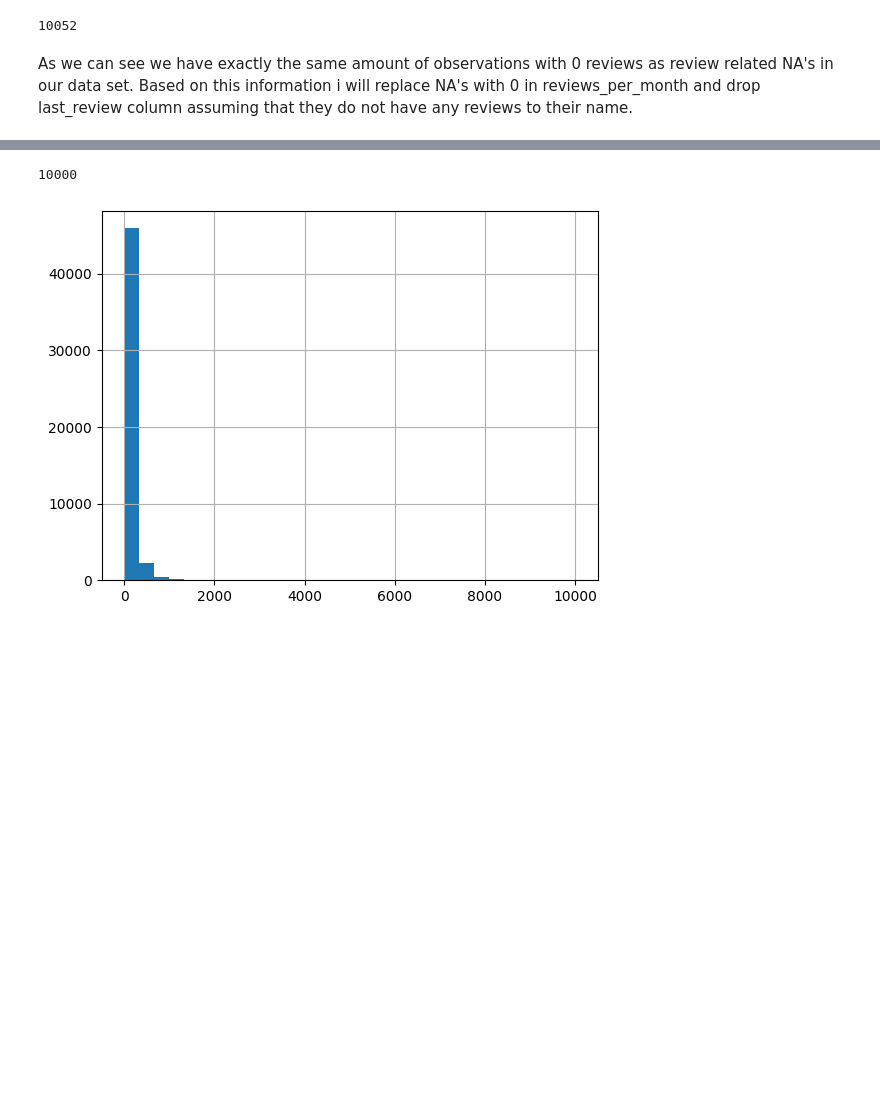
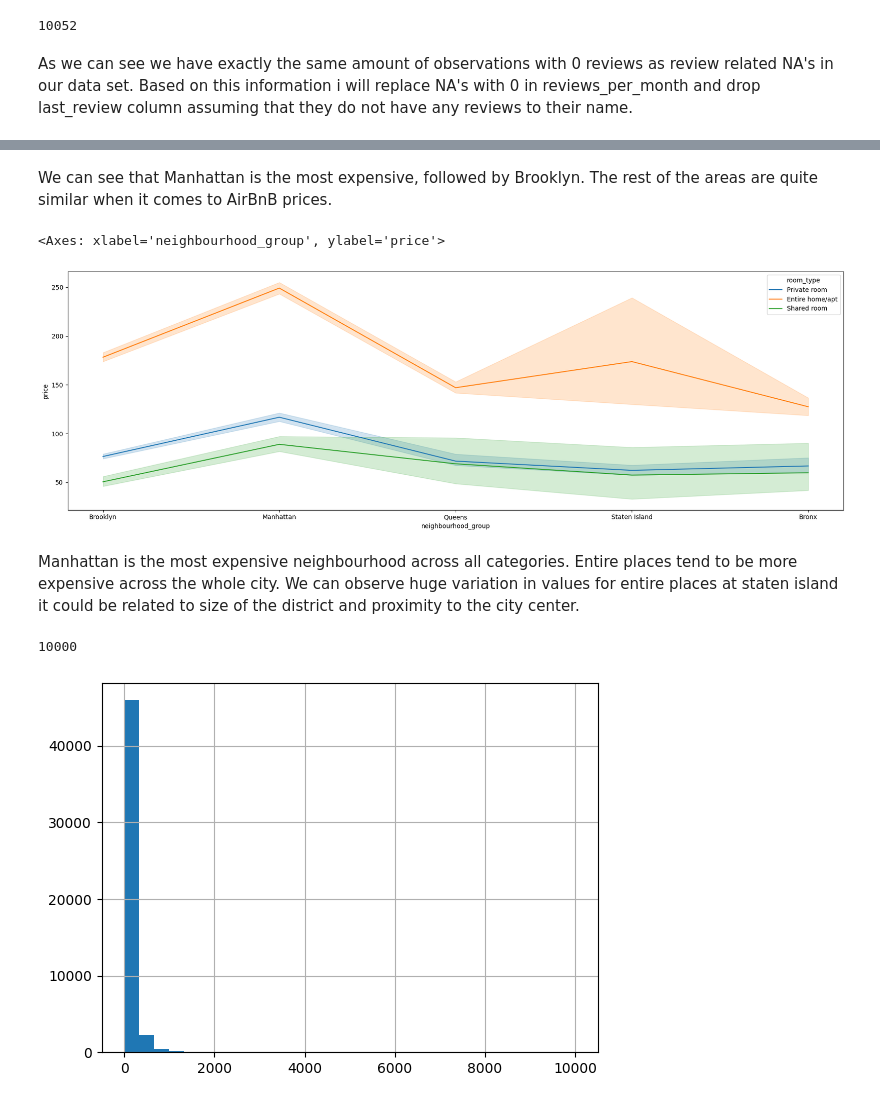
Before and after one commit to GrzegKrajewski/NY_BnB_Analysis, a Jupyter notebook: NY_Analysis.ipynb, the cells around one changed output, grey strips where cells are left out. Saved outputs shown, nothing was run; the diff lists cells and outputs as text; code cells hidden in the pictures; blank space fills up the shorter version.

```diff
--- a/NY_Analysis.ipynb
+++ b/NY_Analysis.ipynb
@@ -107,3 +129,12 @@ df['neighbourhood'].unique()
+# %% [markdown]
+We can see that Manhattan is the most expensive, followed by Brooklyn. The rest of the areas are quite similar when it comes to AirBnB prices.
+# %%
+sns.lineplot(data=df,x='neighbourhood_group',y='price',hue='room_type')
+# %% [output]
+<Axes: xlabel='neighbourhood_group', ylabel='price'>
+[figure, added]
+# %% [markdown]
+Manhattan is the most expensive neighbourhood across all categories. Entire places tend to be more expensive across the whole city. We can observe huge variation in values for entire places at staten island it could be related to size of the district and proximity to the city center.
 # %%
 df['price'].hist(bins=30)
 df['price'].max()
```
Also changed, not shown: parts of 8 cells of this notebook.
